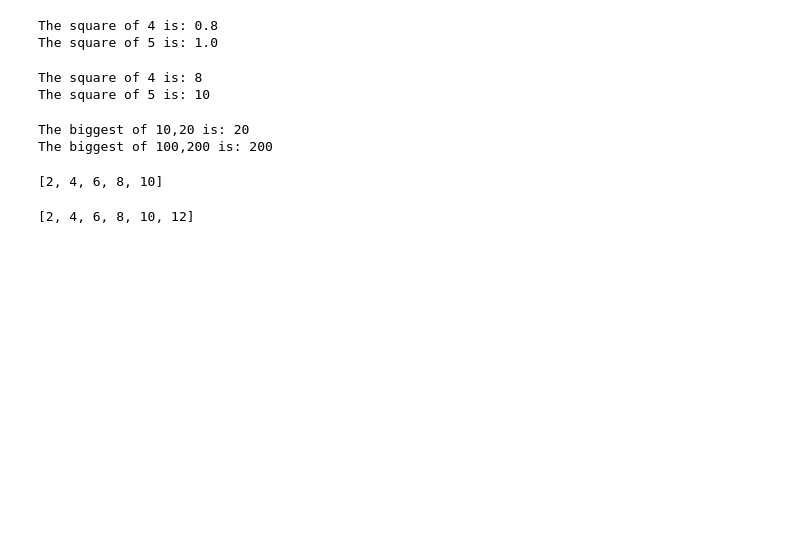
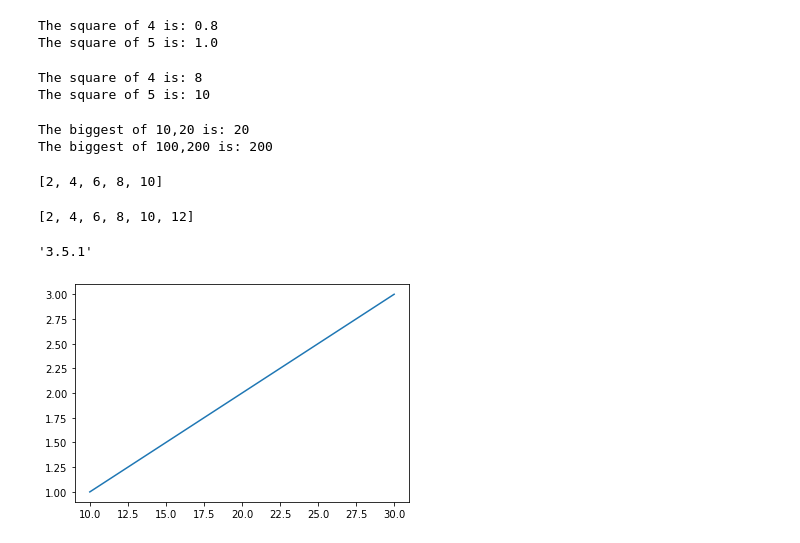
Before and after one commit to lav2002/Python-Summer-Training, a Jupyter notebook: day8.ipynb, the cells around one changed output. Saved outputs shown, nothing was run; the diff lists cells and outputs as text; code cells hidden in the pictures; blank space fills up the shorter version.

```diff
--- a/day8.ipynb
+++ b/day8.ipynb
@@ -56,3 +56,8 @@ l1=list(filter(out,l))
 l1
 # %% [output]
 [2, 4, 6, 8, 10, 12]
+# %%
+import matplotlib
+matplotlib.__version__
+# %% [output]
+'3.5.1'
@@ -58,0 +66,11 @@ l1
+# %%
+import matplotlib.pyplot as plt
+import numpy as np
+
+xp=np.array([10,20,30])
+yp=np.array([1,2,3])
+
+plt.plot(xp,yp)
+plt.show()
+# %% [output]
+[figure, added]
```
Also changed, not shown: parts of 5 cells of this notebook, 3 other files.
